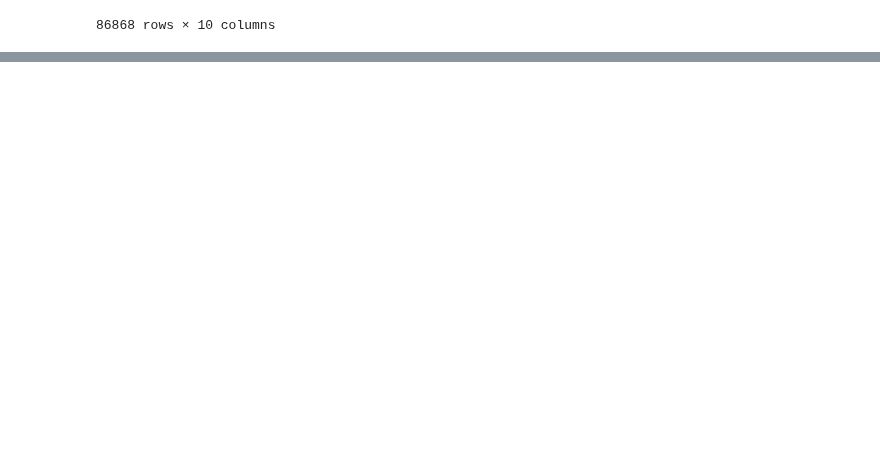
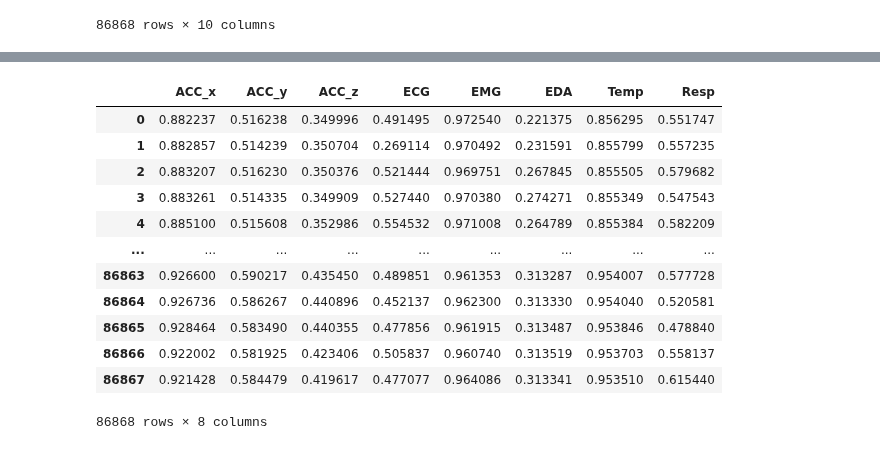
Before and after one commit to Brinkley97/applied_time_series_and_machine_learning, a Jupyter notebook: misc/play/wesad_and_tsml.ipynb, the cells around one changed output, grey strips where cells are left out. Drawn from its saved outputs; the diff is of its cells as text; code cells hidden in the pictures; blank space fills up the shorter version.

```diff
--- a/misc/play/wesad_and_tsml.ipynb
+++ b/misc/play/wesad_and_tsml.ipynb
@@ -103,0 +128,22 @@ down_sampled_df
+# %%
+from sklearn.preprocessing import MinMaxScaler
+
+# Assuming df is your DataFrame containing the WESAD data
+scaler = MinMaxScaler()
+normalized_data = scaler.fit_transform(base_data_df)
+normalized_df = pd.DataFrame(normalized_data, columns=base_data_df.columns)
+normalized_df
+# %% [output]
+|  | ACC_x | ACC_y | ACC_z | ECG | EMG | EDA | Temp | Resp |
+| 0 | 0.882237 | 0.516238 | 0.349996 | 0.491495 | 0.972540 | 0.221375 | 0.856295 | 0.551747 |
+| 1 | 0.882857 | 0.514239 | 0.350704 | 0.269114 | 0.970492 | 0.231591 | 0.855799 | 0.557235 |
+| 2 | 0.883207 | 0.516230 | 0.350376 | 0.521444 | 0.969751 | 0.267845 | 0.855505 | 0.579682 |
+| 3 | 0.883261 | 0.514335 | 0.349909 | 0.527440 | 0.970380 | 0.274271 | 0.855349 | 0.547543 |
+| 4 | 0.885100 | 0.515608 | 0.352986 | 0.554532 | 0.971008 | 0.264789 | 0.855384 | 0.582209 |
+| ... | ... | ... | ... | ... | ... | ... | ... | ... |
+| 86863 | 0.926600 | 0.590217 | 0.435450 | 0.489851 | 0.961353 | 0.313287 | 0.954007 | 0.577728 |
+| 86864 | 0.926736 | 0.586267 | 0.440896 | 0.452137 | 0.962300 | 0.313330 | 0.954040 | 0.520581 |
+| 86865 | 0.928464 | 0.583490 | 0.440355 | 0.477856 | 0.961915 | 0.313487 | 0.953846 | 0.478840 |
+| 86866 | 0.922002 | 0.581925 | 0.423406 | 0.505837 | 0.960740 | 0.313519 | 0.953703 | 0.558137 |
+| 86867 | 0.921428 | 0.584479 | 0.419617 | 0.477077 | 0.964086 | 0.313341 | 0.953510 | 0.615440 |
+86868 rows × 8 columns
```
Also changed, not shown: parts of 6 cells of this notebook.
